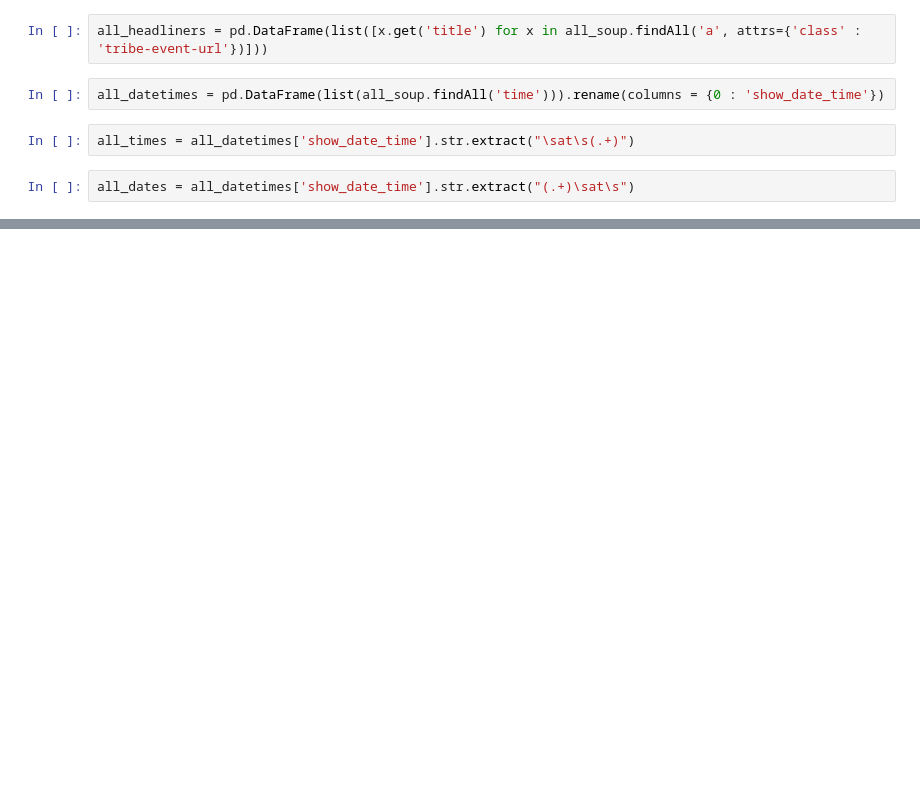
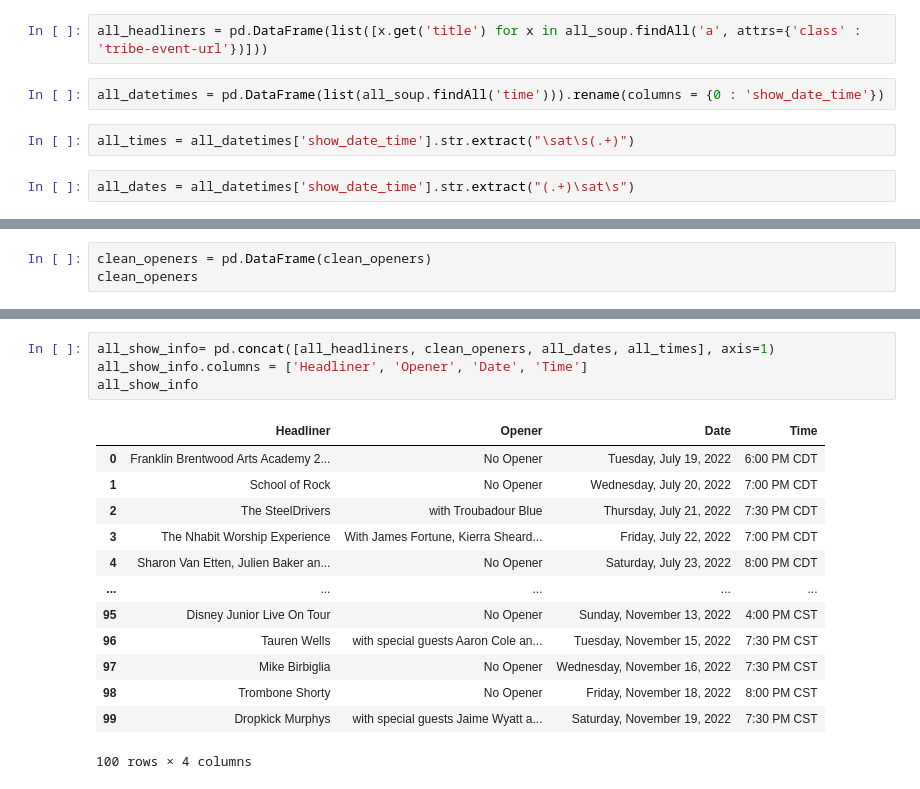
Before and after one commit to MWeissSharp/web_scraping_ryman-MWeissSharp, a Jupyter notebook: ryman_webscraping_mews.ipynb, the cells around one changed output, grey strips where cells are left out. Drawn from its saved outputs; the diff is of its cells as text; blank space fills up the shorter version.

```diff
--- a/ryman_webscraping_mews.ipynb
+++ b/ryman_webscraping_mews.ipynb
@@ -435,0 +605,3 @@ div[3]
+# %%
+clean_openers = pd.DataFrame(clean_openers)
+clean_openers
@@ -435,0 +622,18 @@ div[3]
+# %%
+all_show_info= pd.concat([all_headliners, clean_openers, all_dates, all_times], axis=1)
+all_show_info.columns = ['Headliner', 'Opener', 'Date', 'Time']
+all_show_info
+# %% [output]
+|  | Headliner | Opener | Date | Time |
+| 0 | Franklin Brentwood Arts Academy 2... | No Opener | Tuesday, July 19, 2022 | 6:00 PM CDT |
+| 1 | School of Rock | No Opener | Wednesday, July 20, 2022 | 7:00 PM CDT |
+| 2 | The SteelDrivers | with Troubadour Blue | Thursday, July 21, 2022 | 7:30 PM CDT |
+| 3 | The Nhabit Worship Experience | With James Fortune, Kierra Sheard... | Friday, July 22, 2022 | 7:00 PM CDT |
+| 4 | Sharon Van Etten, Julien Baker an... | No Opener | Saturday, July 23, 2022 | 8:00 PM CDT |
+| ... | ... | ... | ... | ... |
+| 95 | Disney Junior Live On Tour | No Opener | Sunday, November 13, 2022 | 4:00 PM CST |
+| 96 | Tauren Wells | with special guests Aaron Cole an... | Tuesday, November 15, 2022 | 7:30 PM CST |
+| 97 | Mike Birbiglia | No Opener | Wednesday, November 16, 2022 | 7:30 PM CST |
+| 98 | Trombone Shorty | No Opener | Friday, November 18, 2022 | 8:00 PM CST |
+| 99 | Dropkick Murphys | with special guests Jaime Wyatt a... | Saturday, November 19, 2022 | 7:30 PM CST |
+100 rows × 4 columns
```
Also changed, not shown: parts of 46 cells of this notebook.
